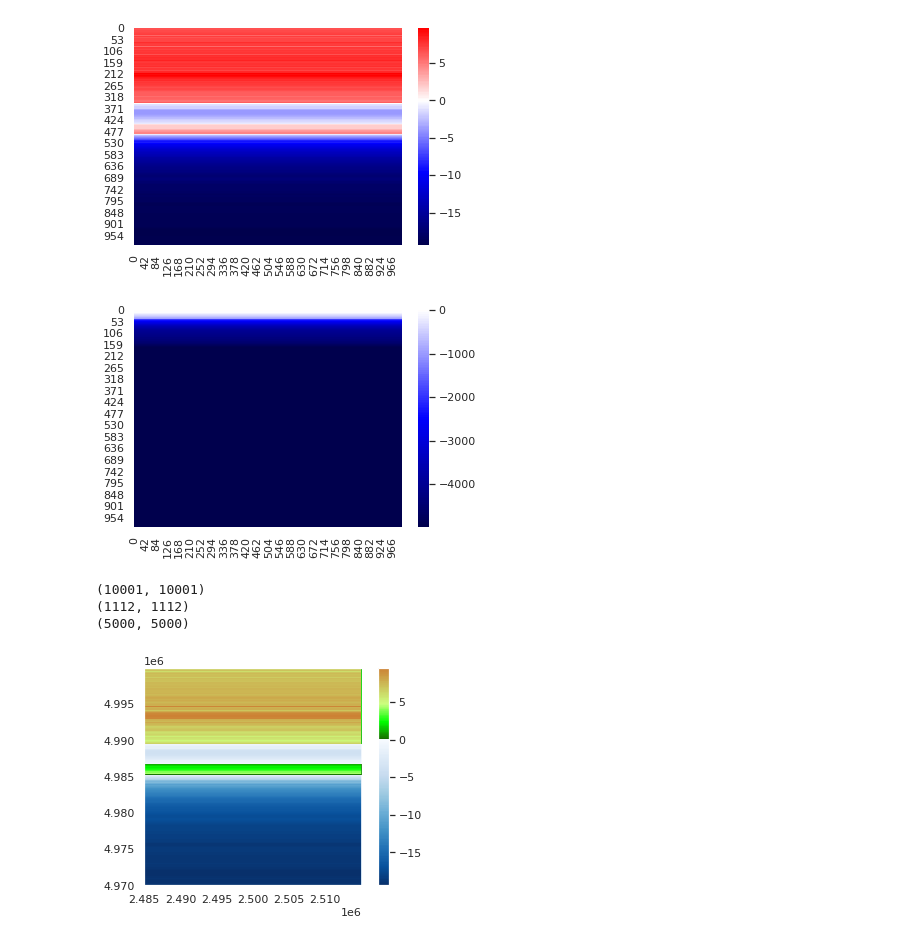
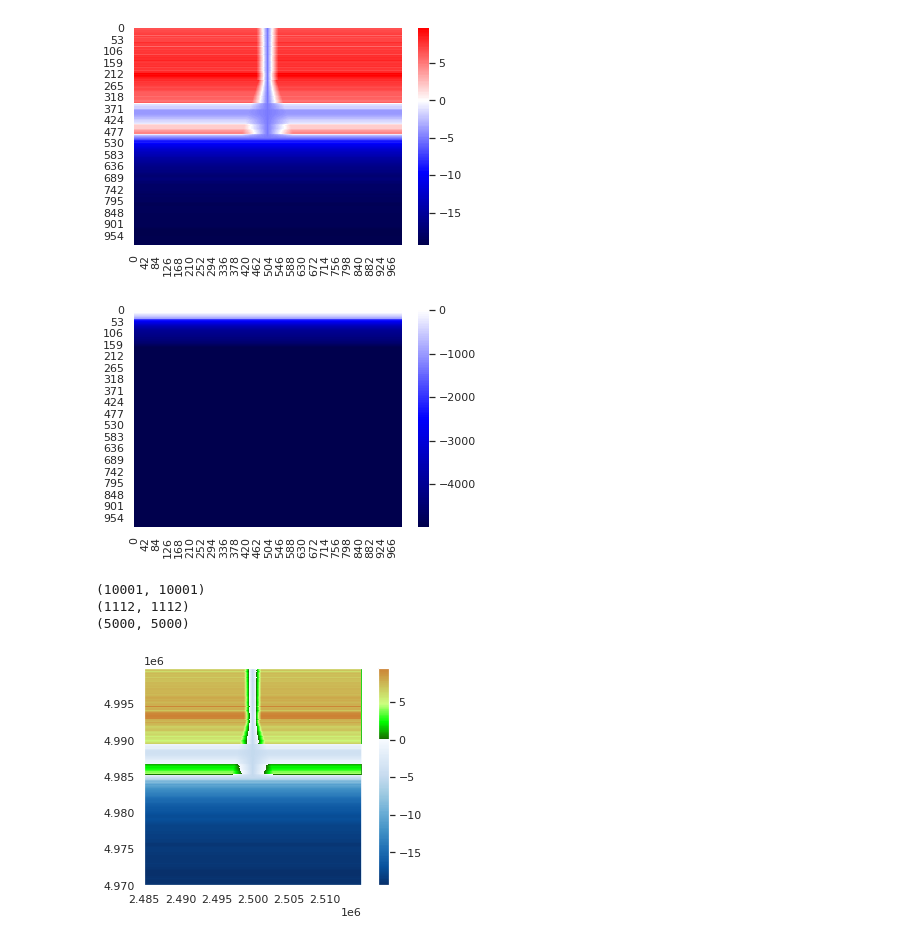
Before and after one commit to NWC-CUAHSI-Summer-Institute/hydroinformatics, a Jupyter notebook: syn_topo/Syn_topo_to_topotools.ipynb, the cells around one changed output. Cells and saved outputs as stored; diff of their text form; code cells hidden in the pictures.

```diff
--- a/syn_topo/Syn_topo_to_topotools.ipynb
+++ b/syn_topo/Syn_topo_to_topotools.ipynb
@@ -377,21 +377,21 @@ def generate_topo(site_file_name,directory,shape,bay = False,plot = 3,
 # %%
 # Using the code to generate synthetic topo files.
 
 my_dir = '/home/jovyan/data/hydroinformatics/syn_topo/data/Elevation_profile_30km/'
 profiles = ['Barnegat_bay_NJ.csv','Marley_beach_SC.csv','Melbourne_FL.csv',
             'Savannah_GA.csv','Shallotte_NC.csv']
 
-zs = generate_topo(site_file_name='Melbourne_FL.csv', directory = my_dir,shape = 'straight', bay = False, plot = 2)
+zs = generate_topo(site_file_name='Melbourne_FL.csv', directory = my_dir,shape = 'straight', bay = True, plot = 2)
 # generate_topo(site_file_name='Shallotte_profile.csv',shape = 'curved', bay = True, plot = 3)
 #for profile in profiles:
 #    generate_topo(site_file_name=profile, directory = my_dir,shape = 'straight',
 #                  bay = True, plot = 3)
 
 topo_fine = zs[0]
 topo_fine_27 = zs[1]
 topo_coarse = zs[2]
 # %% [output]
-[figure, old version]
+[figure, new version]
 [figure]
 # %%
 print(topo_fine.shape) #units in m
@@ -511,7 +511,7 @@ syn_file_dir = '/home/jovyan/data/topo_files_output/'
 # # Load topography
 # topo = tt.Topography(path, topo_type=3)
 
-path = os.path.join(syn_file_dir, 'Mel_s_nb_27_m.txt' )
+path = os.path.join(syn_file_dir, 'Mel_s_b_27_m.txt' )
 # Load topography
 topo = tt.Topography(path, topo_type=3)
 
@@ -553,7 +553,7 @@ axes.set_aspect('equal')
 plt.show()
 #plt.savefig(os.path.join(syn_file_dir, 'Melbourne_FL_m.png'))
 # %% [output]
-[figure, old version]
+[figure, new version]
 # %%
 # Plotting the coarse resolution
 import numpy
```
Also changed, not shown: parts of 1 cell of this notebook, 2 other files.
